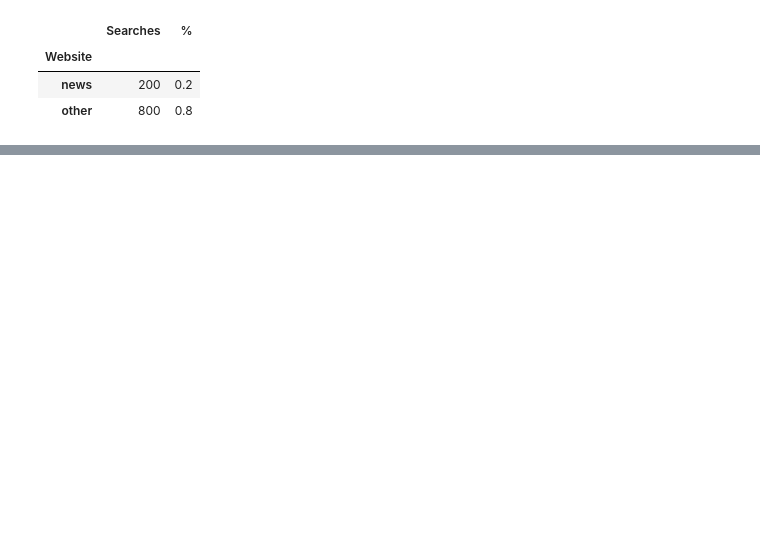
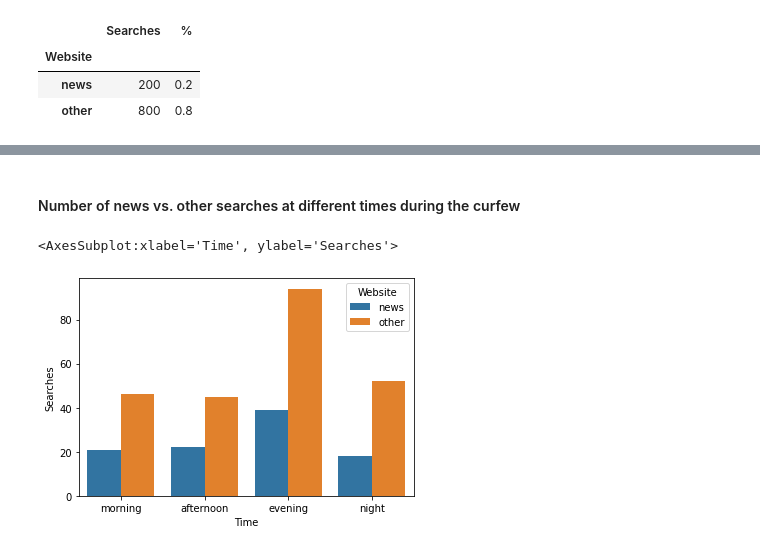
Before and after one commit to UtrechtUniversity/port-poc, a Jupyter notebook: data_extractor/demo_google_search_history.ipynb, the cells around one changed output, grey strips where cells are left out. Saved outputs shown, nothing was run; the diff lists cells and outputs as text; code cells hidden in the pictures; blank space fills up the shorter version.

```diff
--- a/data_extractor/demo_google_search_history.ipynb
+++ b/data_extractor/demo_google_search_history.ipynb
@@ -120,0 +127,7 @@ sns.barplot(x='Time', y='Searches', hue='Website', data=overview)
+# %% [markdown]
+#### Number of news vs. other searches at different times during the curfew
+# %%
+sns.barplot(x='Time', y='Searches', hue='Website', data=overview[overview['Curfew'] == 'during'])
+# %% [output]
+<AxesSubplot:xlabel='Time', ylabel='Searches'>
+[figure, added]
```
Also changed, not shown: parts of 10 cells of this notebook, 2 other files.
